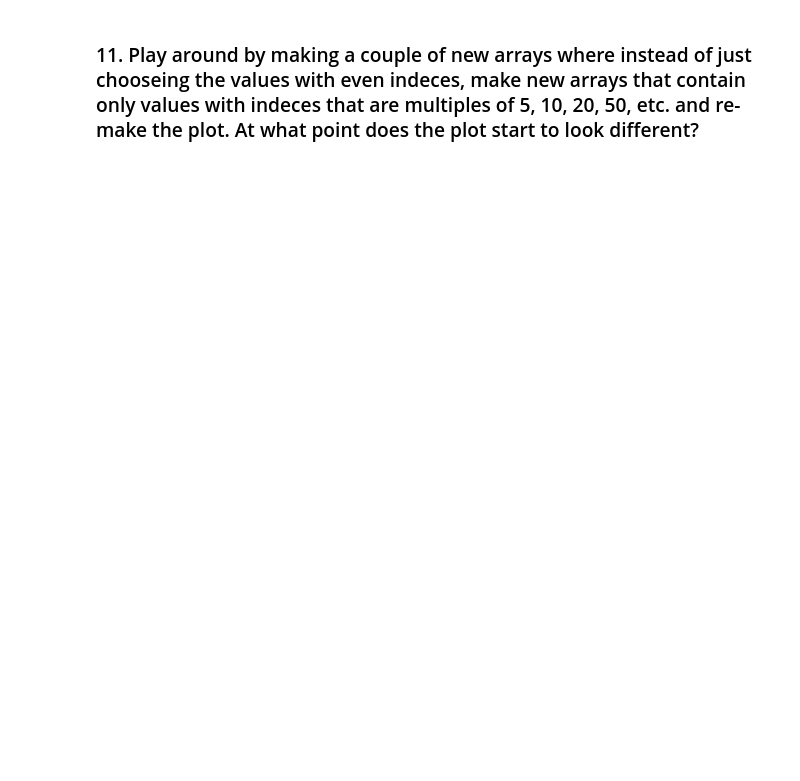
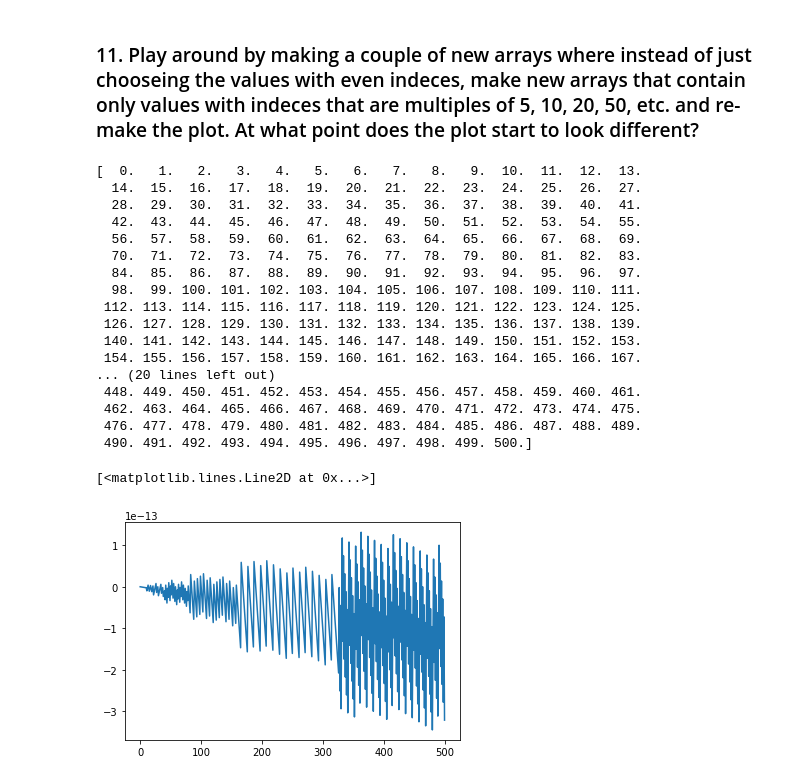
Before and after one commit to aquinocosme/ASTR3190-Introduction-to-Research-in-Astronomy, a Jupyter notebook: lessons/03.5_extra_numpy_AquinoOvelar.ipynb, the cells around one changed output. Saved outputs shown, nothing was run; the diff lists cells and outputs as text; code cells hidden in the pictures; blank space fills up the shorter version.

```diff
--- a/lessons/03.5_extra_numpy_AquinoOvelar.ipynb
+++ b/lessons/03.5_extra_numpy_AquinoOvelar.ipynb
@@ -39,2 +123,27 @@
 # %% [markdown]
 ### 11. Play around by making a couple of new arrays where instead of just chooseing the values with even indeces, make new arrays that contain only values with indeces that are multiples of 5, 10, 20, 50, etc. and re-make the plot. At what point does the plot start to look different?
+# %%
+multipleList = np.linspace(0,500,501)
+multipleArray = np.array(multipleList)
+print(multipleArray)
+mpl.plot(multipleArray,(np.sin(2*np.pi*multipleArray)))
+# %% [output]
+[  0.   1.   2.   3.   4.   5.   6.   7.   8.   9.  10.  11.  12.  13.
+  14.  15.  16.  17.  18.  19.  20.  21.  22.  23.  24.  25.  26.  27.
+  28.  29.  30.  31.  32.  33.  34.  35.  36.  37.  38.  39.  40.  41.
+  42.  43.  44.  45.  46.  47.  48.  49.  50.  51.  52.  53.  54.  55.
+  56.  57.  58.  59.  60.  61.  62.  63.  64.  65.  66.  67.  68.  69.
+  70.  71.  72.  73.  74.  75.  76.  77.  78.  79.  80.  81.  82.  83.
+  84.  85.  86.  87.  88.  89.  90.  91.  92.  93.  94.  95.  96.  97.
+  98.  99. 100. 101. 102. 103. 104. 105. 106. 107. 108. 109. 110. 111.
+ 112. 113. 114. 115. 116. 117. 118. 119. 120. 121. 122. 123. 124. 125.
+ 126. 127. 128. 129. 130. 131. 132. 133. 134. 135. 136. 137. 138. 139.
+ 140. 141. 142. 143. 144. 145. 146. 147. 148. 149. 150. 151. 152. 153.
+ 154. 155. 156. 157. 158. 159. 160. 161. 162. 163. 164. 165. 166. 167.
+... (20 lines left out)
+ 448. 449. 450. 451. 452. 453. 454. 455. 456. 457. 458. 459. 460. 461.
+ 462. 463. 464. 465. 466. 467. 468. 469. 470. 471. 472. 473. 474. 475.
+ 476. 477. 478. 479. 480. 481. 482. 483. 484. 485. 486. 487. 488. 489.
+ 490. 491. 492. 493. 494. 495. 496. 497. 498. 499. 500.]
+[<matplotlib.lines.Line2D at 0x...>]
+[figure, added]
```
Also changed, not shown: parts of 11 cells of this notebook.
